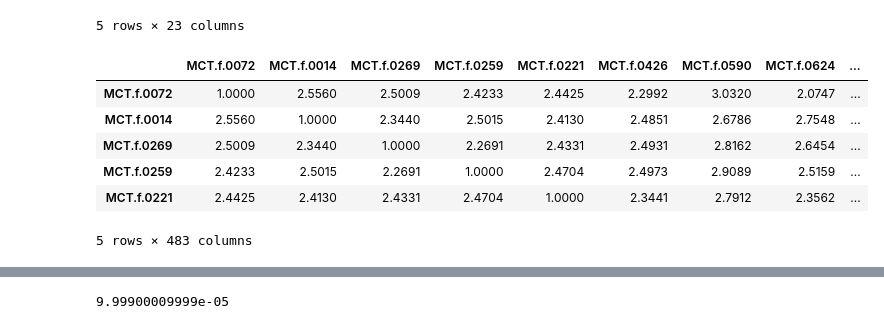
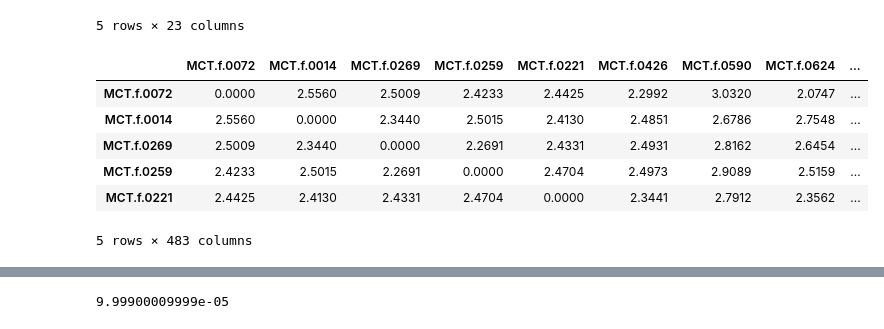
Before and after one commit to knights-lab/foodworks, a Jupyter notebook: notebooks/Significant Time Association.ipynb, the cells around one changed output, grey strips where cells are left out. Drawn from its saved outputs; the diff is of its cells as text; code cells hidden in the pictures.

```diff
--- a/notebooks/Significant Time Association.ipynb
+++ b/notebooks/Significant Time Association.ipynb
@@ -26,18 +27,20 @@ df_mapping.head()
 # %%
 # Load up the distance matrix
 df_distance = pd.read_csv("../data/AllRf.dm.txt", sep='\t', index_col=0)
 # Reflect lower triangle to upper triangle
 for i in range(df_distance.shape[0]):
     for j in range(i, df_distance.shape[1]):
         df_distance.iloc[i, j] = df_distance.iloc[j, i]
+        if i == j:
+            df_distance.iloc[i, j] = 0.
 df_distance.head()
 # %% [output]
 |  | MCT.f.0072 | MCT.f.0014 | MCT.f.0269 | MCT.f.0259 | MCT.f.0221 | MCT.f.0426 | MCT.f.0590 | MCT.f.0624 | ... |
-| MCT.f.0072 | 1.0000 | 2.5560 | 2.5009 | 2.4233 | 2.4425 | 2.2992 | 3.0320 | 2.0747 | ... |
-| MCT.f.0014 | 2.5560 | 1.0000 | 2.3440 | 2.5015 | 2.4130 | 2.4851 | 2.6786 | 2.7548 | ... |
-| MCT.f.0269 | 2.5009 | 2.3440 | 1.0000 | 2.2691 | 2.4331 | 2.4931 | 2.8162 | 2.6454 | ... |
-| MCT.f.0259 | 2.4233 | 2.5015 | 2.2691 | 1.0000 | 2.4704 | 2.4973 | 2.9089 | 2.5159 | ... |
-| MCT.f.0221 | 2.4425 | 2.4130 | 2.4331 | 2.4704 | 1.0000 | 2.3441 | 2.7912 | 2.3562 | ... |
+| MCT.f.0072 | 0.0000 | 2.5560 | 2.5009 | 2.4233 | 2.4425 | 2.2992 | 3.0320 | 2.0747 | ... |
+| MCT.f.0014 | 2.5560 | 0.0000 | 2.3440 | 2.5015 | 2.4130 | 2.4851 | 2.6786 | 2.7548 | ... |
+| MCT.f.0269 | 2.5009 | 2.3440 | 0.0000 | 2.2691 | 2.4331 | 2.4931 | 2.8162 | 2.6454 | ... |
+| MCT.f.0259 | 2.4233 | 2.5015 | 2.2691 | 0.0000 | 2.4704 | 2.4973 | 2.9089 | 2.5159 | ... |
+| MCT.f.0221 | 2.4425 | 2.4130 | 2.4331 | 2.4704 | 0.0000 | 2.3441 | 2.7912 | 2.3562 | ... |
 5 rows × 483 columns
 # %%
 # summary statistic
```
Also changed, not shown: parts of 9 cells of this notebook, 21 other files.
